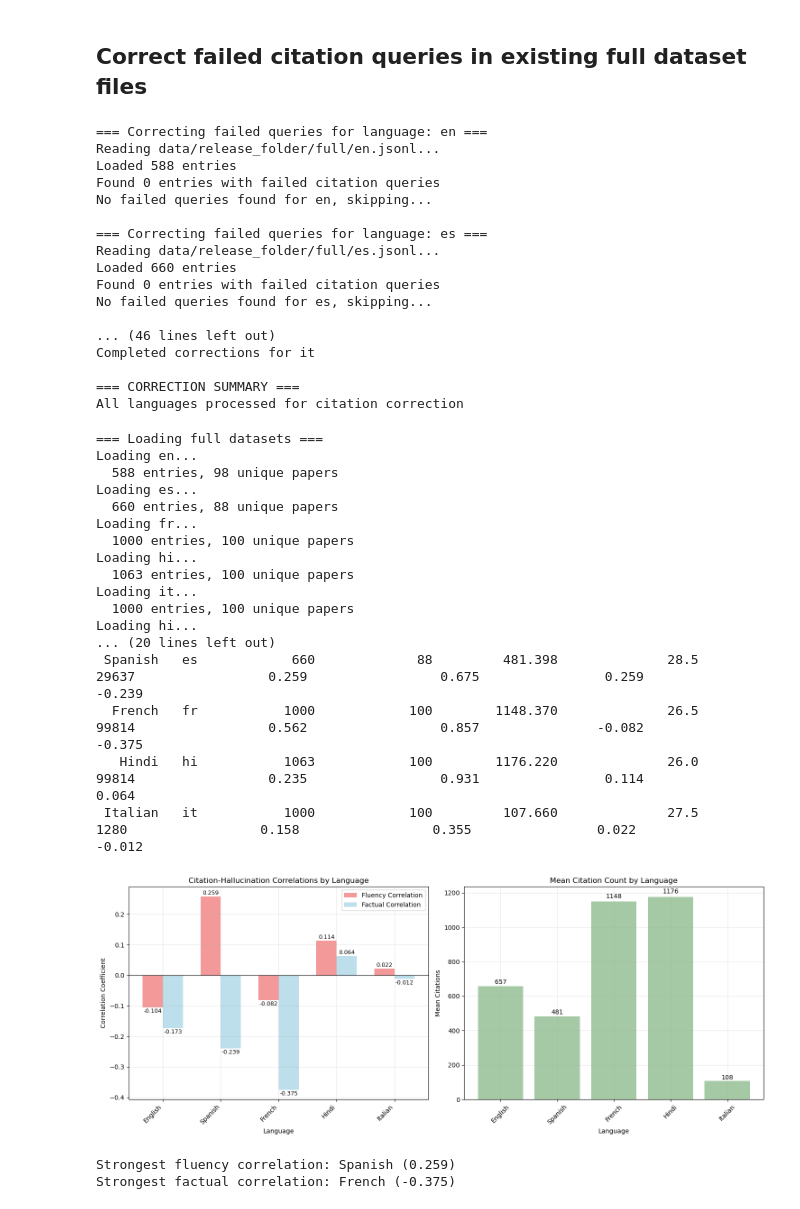
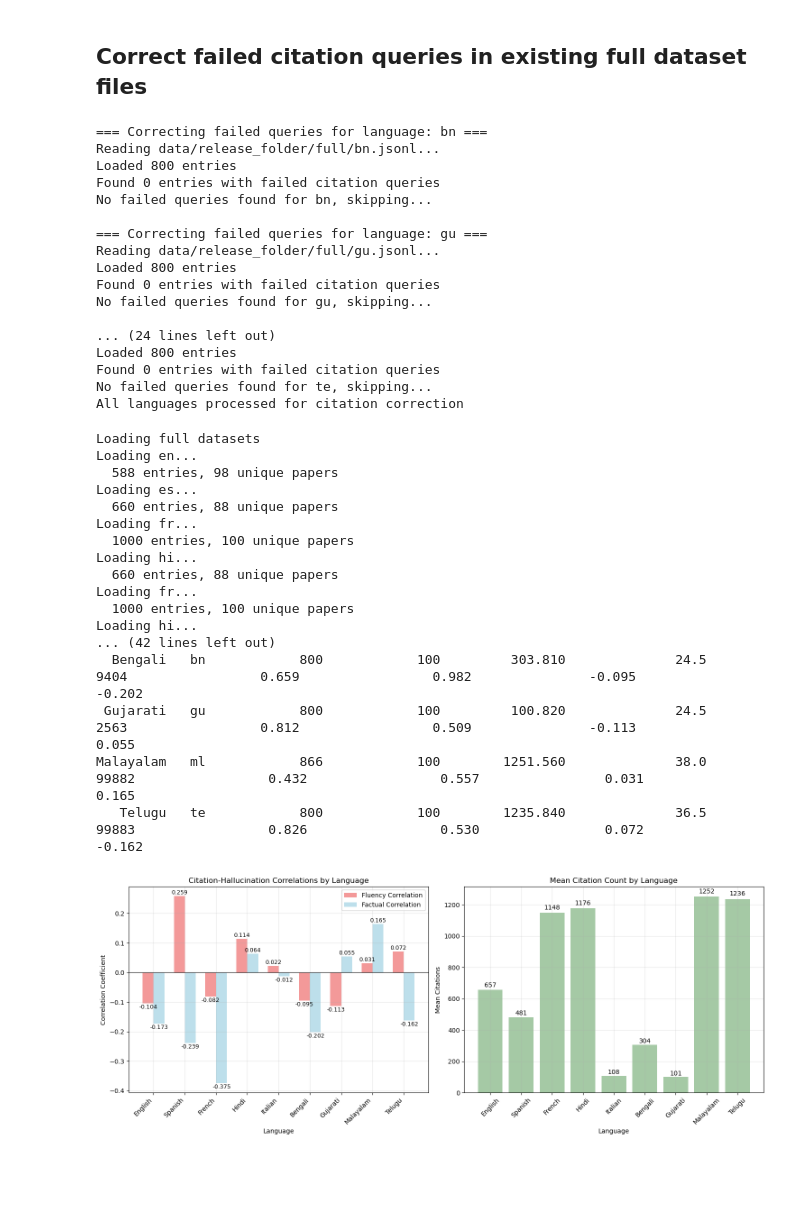
Before and after one commit to Helsinki-NLP/shroom_cap, a Jupyter notebook: hallucination_evaluation.ipynb, the cells around one changed output. Drawn from its saved outputs; the diff is of its cells as text; code cells hidden in the pictures; blank space fills up the shorter version.

Commit message:
added indic languages to analysis

```diff
--- a/hallucination_evaluation.ipynb
+++ b/hallucination_evaluation.ipynb
@@ -78,8 +78,11 @@ def get_all_citations(unique_titles, delay=1):
 
     return pd.DataFrame(all_citations)
 
-paths = ["data/release_folder/train1", "data/release_folder/train2", "data/release_folder/test", "data/release_folder/validation"]
-languages = ["en", "es", "fr", "hi", "it"]
+# paths = ["data/release_folder/train1", "data/release_folder/train2", "data/release_folder/test", "data/release_folder/validation"]
+# languages = ["en", "es", "fr", "hi", "it"]
+
+paths = ["data/release_folder/test"]
+languages = ["bn", "gu", "ml", "te"]
 
 language_dataframes = {}
 
@@ -257,7 +260,8 @@ def get_citations_semantic_scholar(title, max_retries=3):
     return {'citation_count': 0, 'year': 'N/A', 'found': False}
 
 # Languages to process
-languages = ["en", "es", "fr", "hi", "it"]
+# languages = ["en", "es", "fr", "hi", "it"]
+languages = ["bn", "gu", "ml", "te"]
 
 for lan in languages:
     print(f"\n=== Correcting failed queries for language: {lan} ===")
@@ -299,9 +303,9 @@ for lan in languages:
 
         if result['found']:
             successful_corrections += 1
-            print(f"  ✓ Found: {result['citation_count']} citations, year: {result['year']}")
+            print(f"  FOUND: {result['citation_count']} citations, year: {result['year']}")
         else:
-            print(f"  ✗ Still failed")
+            print(f"  FAILED")
 
         # Add delay to be respectful to the API
         if i < len(failed_titles) - 1:
@@ -331,25 +335,24 @@ for lan in languages:
 
     print(f"Completed corrections for {lan}")
 
-print(f"\n=== CORRECTION SUMMARY ===")
 print("All languages processed for citation correction")
 # %% [output]
-=== Correcting failed queries for language: en ===
-Reading data/release_folder/full/en.jsonl...
-Loaded 588 entries
+=== Correcting failed queries for language: bn ===
+Reading data/release_folder/full/bn.jsonl...
+Loaded 800 entries
 Found 0 entries with failed citation queries
-No failed queries found for en, skipping...
+No failed queries found for bn, skipping...
 
-=== Correcting failed queries for language: es ===
-Reading data/release_folder/full/es.jsonl...
-Loaded 660 entries
+=== Correcting failed queries for language: gu ===
+Reading data/release_folder/full/gu.jsonl...
+Loaded 800 entries
 Found 0 entries with failed citation queries
-No failed queries found for es, skipping...
+No failed queries found for gu, skipping...
 
-... (46 lines left out)
-Completed corrections for it
-
-=== CORRECTION SUMMARY ===
+... (24 lines left out)
+Loaded 800 entries
+Found 0 entries with failed citation queries
+No failed queries found for te, skipping...
 All languages processed for citation correction
 # %%
 # Read all full datasets and analyze citation-hallucination relationship by language
@@ -365,13 +368,13 @@ def read_jsonl(file_path):
         return [json.loads(line) for line in f]
 
 # Languages to analyze
-languages = ["en", "es", "fr", "hi", "it"]
-language_names = {"en": "English", "es": "Spanish", "fr": "French", "hi": "Hindi", "it": "Italian"}
+languages = ["en", "es", "fr", "hi", "it", "bn", "gu", "ml", "te"]
+language_names = {"en": "English", "es": "Spanish", "fr": "French", "hi": "Hindi", "it": "Italian", "bn": "Bengali", "gu": "Gujarati", "ml": "Malayalam", "te": "Telugu"}
 
 # Dictionary to store dataframes for each language
 all_language_data = {}
 
-print("=== Loading full datasets ===")
+print("Loading full datasets")
 for lan in languages:
     full_file = os.path.join("data/release_folder/full", f"{lan}.jsonl")
 
@@ -390,7 +393,7 @@ print(f"\nLoaded data for {len(all_language_data)} languages")
 
 
 # Create summary statistics table
-print("\n=== SUMMARY STATISTICS BY LANGUAGE ===")
+print("\nSUMMARY STATISTICS BY LANGUAGE")
 summary_data = []
 
 for lan, df in all_language_data.items():
@@ -456,47 +459,42 @@ for bar in bars2:
 bars3 = ax2.bar(summary_df['Language'], summary_df['Mean Citations'],
                 alpha=0.8, color='darkseagreen')
 
 ax2.set_xlabel('Language')
 ax2.set_ylabel('Mean Citations')
 ax2.set_title('Mean Citation Count by Language')
 ax2.tick_params(axis='x', rotation=45)
 ax2.grid(True, alpha=0.3)
 
 # Add value labels on bars
 for bar in bars3:
     height = bar.get_height()
     ax2.text(bar.get_x() + bar.get_width()/2., height + height*0.01,
              f'{height:.0f}', ha='center', va='bottom', fontsize=10)
 
 plt.tight_layout()
 plt.show()
 
 strongest_fluency = summary_df.loc[summary_df['Fluency Correlation'].abs().idxmax()]
 strongest_factual = summary_df.loc[summary_df['Factual Correlation'].abs().idxmax()]
-
-print(f"\nStrongest fluency correlation: {strongest_fluency['Language']} ({strongest_fluency['Fluency Correlation']:.3f})")
-print(f"Strongest factual correlation: {strongest_factual['Language']} ({strongest_factual['Factual Correlation']:.3f})")
 # %% [output]
-=== Loading full datasets ===
+Loading full datasets
 Loading en...
   588 entries, 98 unique papers
 Loading es...
   660 entries, 88 unique papers
 Loading fr...
   1000 entries, 100 unique papers
 Loading hi...
-  1063 entries, 100 unique papers
-Loading it...
+  660 entries, 88 unique papers
+Loading fr...
   1000 entries, 100 unique papers
 Loading hi...
-... (20 lines left out)
- Spanish   es            660             88         481.398              28.5          29637                 0.259                 0.675                0.259               -0.239
-  French   fr           1000            100        1148.370              26.5          99814                 0.562                 0.857               -0.082               -0.375
-   Hindi   hi           1063            100        1176.220              26.0          99814                 0.235                 0.931                0.114                0.064
- Italian   it           1000            100         107.660              27.5           1280                 0.158                 0.355                0.022               -0.012
+... (42 lines left out)
+  Bengali   bn            800            100         303.810              24.5           9404                 0.659                 0.982               -0.095               -0.202
+ Gujarati   gu            800            100         100.820              24.5           2563                 0.812                 0.509               -0.113                0.055
+Malayalam   ml            866            100        1251.560              38.0          99882                 0.432                 0.557                0.031                0.165
+   Telugu   te            800            100        1235.840              36.5          99883                 0.826                 0.530                0.072               -0.162
-[figure, old version]
+[figure, new version]
-Strongest fluency correlation: Spanish (0.259)
-Strongest factual correlation: French (-0.375)
 # %%
 # Plot general hallucination rates per language
 print("Computing general hallucination rates per language...")
```
Also changed, not shown: parts of 2 cells of this notebook, 4 other files.
